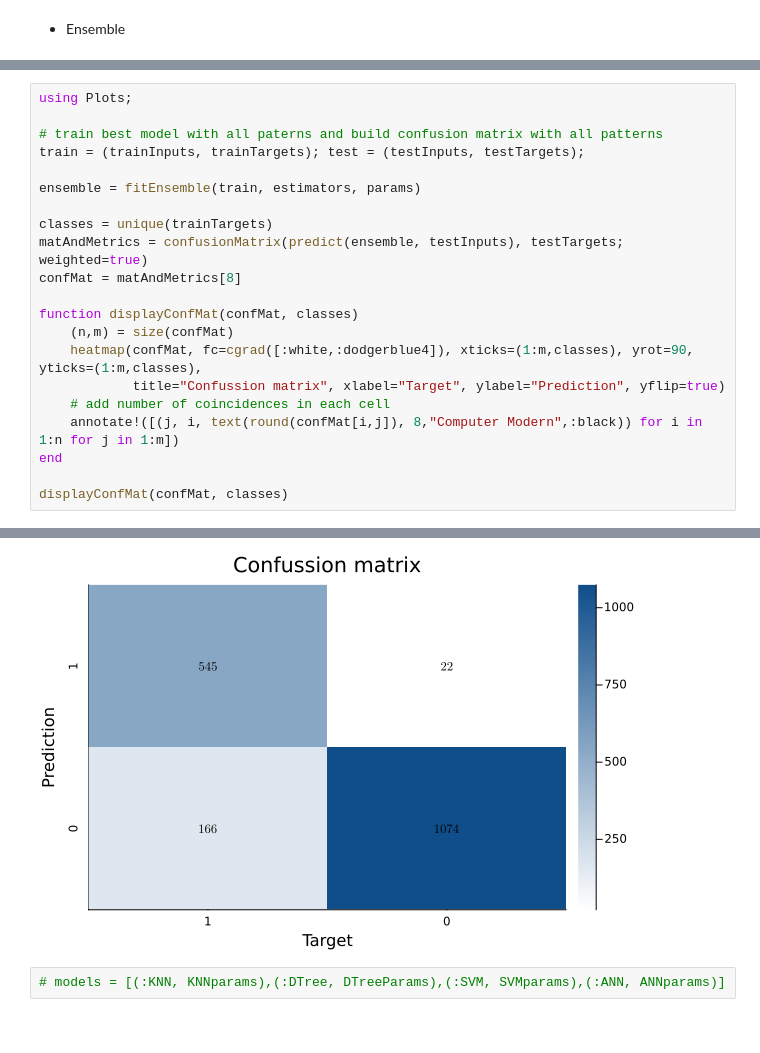
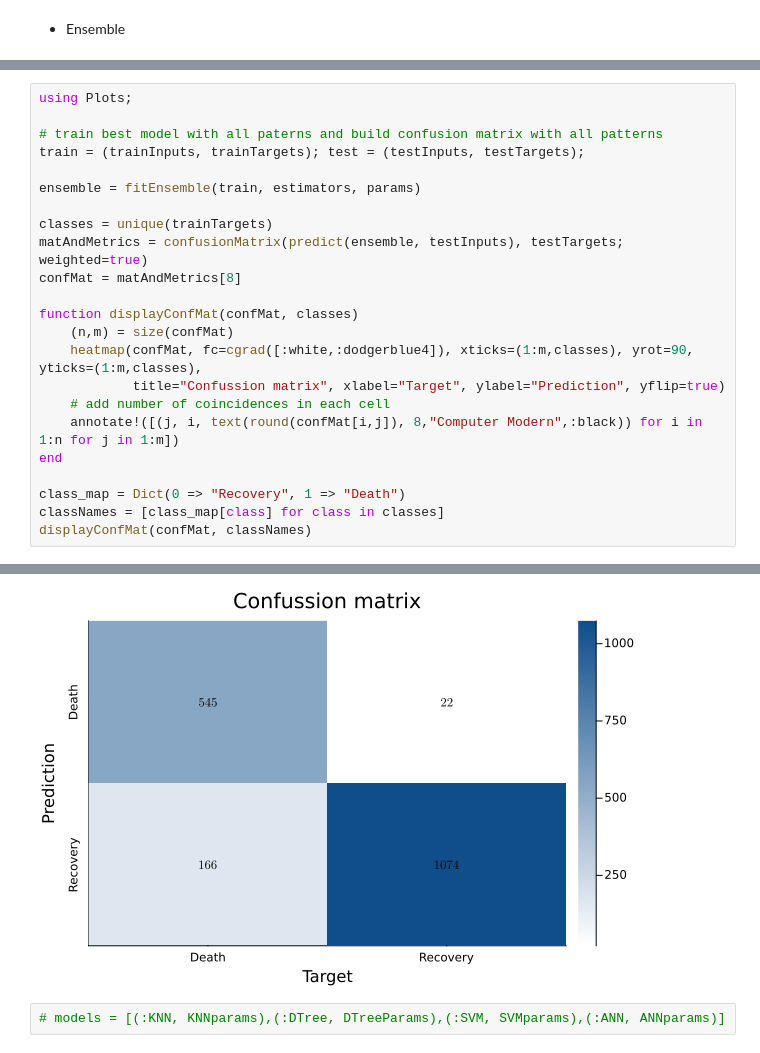
Before and after one commit to blasaraujo14/projectA_ML1, a Jupyter notebook: projectA.ipynb, the cells around one changed output, grey strips where cells are left out. Saved outputs shown, nothing was run; the diff lists cells and outputs as text.

```diff
--- a/projectA.ipynb
+++ b/projectA.ipynb
@@ -330,34 +361,36 @@ train = (trainInputs, trainTargets); test = (testInputs, testTargets);
 
 ensemble = fitEnsemble(train, estimators, params)
 
 classes = unique(trainTargets)
 matAndMetrics = confusionMatrix(predict(ensemble, testInputs), testTargets; weighted=true)
 confMat = matAndMetrics[8]
 
 function displayConfMat(confMat, classes)
     (n,m) = size(confMat)
     heatmap(confMat, fc=cgrad([:white,:dodgerblue4]), xticks=(1:m,classes), yrot=90, yticks=(1:m,classes),
             title="Confussion matrix", xlabel="Target", ylabel="Prediction", yflip=true)
     # add number of coincidences in each cell
     annotate!([(j, i, text(round(confMat[i,j]), 8,"Computer Modern",:black)) for i in 1:n for j in 1:m])
 end
 
-displayConfMat(confMat, classes)
+class_map = Dict(0 => "Recovery", 1 => "Death")
+classNames = [class_map[class] for class in classes]
+displayConfMat(confMat, classNames)
 # %% [output]
 Exception ignored on calling ctypes callback function: <function _ThreadpoolInfo._find_modules_with_dl_iterate_phdr.<locals>.match_module_callback at 0x...>
 Traceback (most recent call last):
   File "/home/marcos/anaconda3/lib/python3.12/site-packages/threadpoolctl.py", line 400, in match_module_callback
     self._make_module_from_path(filepath)
   File "/home/marcos/anaconda3/lib/python3.12/site-packages/threadpoolctl.py", line 515, in _make_module_from_path
     module = module_class(filepath, prefix, user_api, internal_api)
              ^^^^^^^^^^^^^^^^^^^^^^^^^^^^^^^^^^^^^^^^^^^^^^^^^^^^^^
   File "/home/marcos/anaconda3/lib/python3.12/site-packages/threadpoolctl.py", line 606, in __init__
     self.version = self.get_version()
                    ^^^^^^^^^^^^^^^^^^
   File "/home/marcos/anaconda3/lib/python3.12/site-packages/threadpoolctl.py", line 646, in get_version
     config = get_config().split()
              ^^^^^^^^^^^^^^^^^^
 AttributeError: 'NoneType' object has no attribute 'split'
-[figure, old version]
+[figure, new version]
 # %%
 # models = [(:KNN, KNNparams),(:DTree, DTreeParams),(:SVM, SVMparams),(:ANN, ANNparams)]
```
Also changed, not shown: parts of 3 cells of this notebook.
